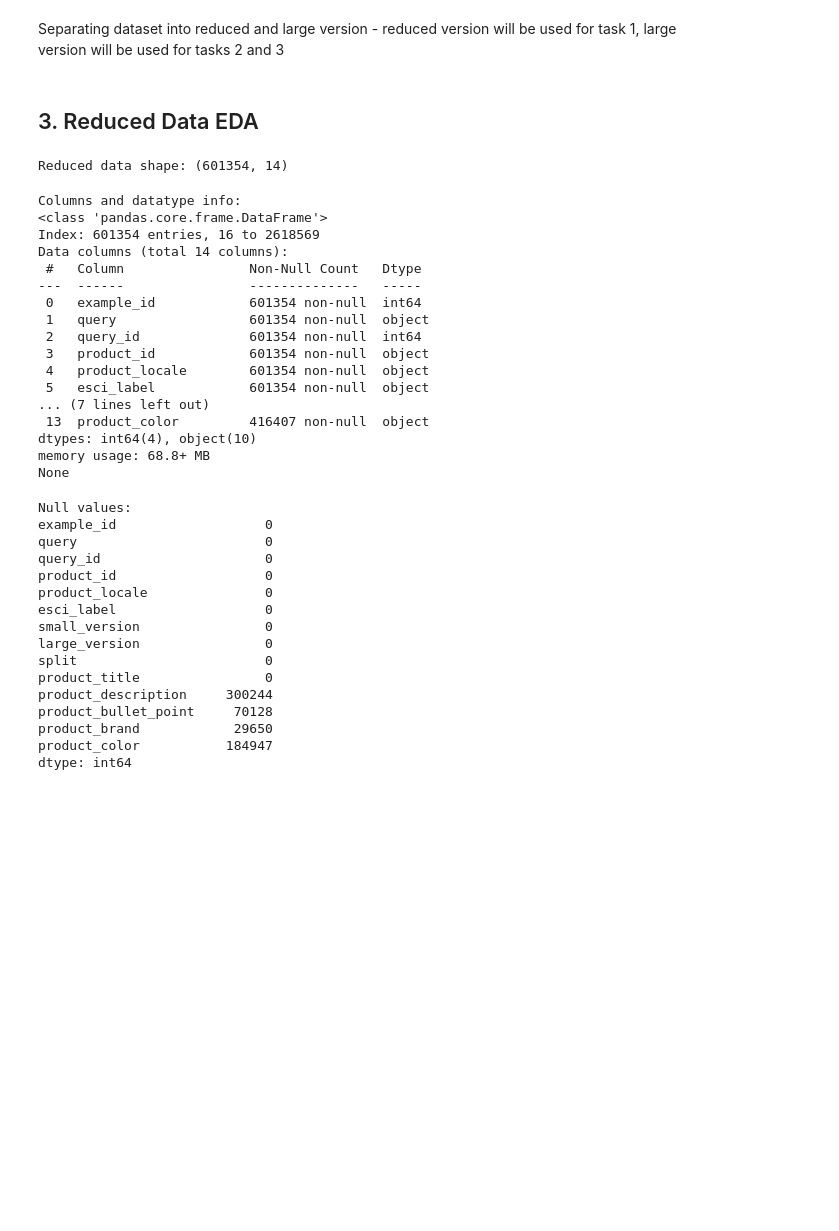
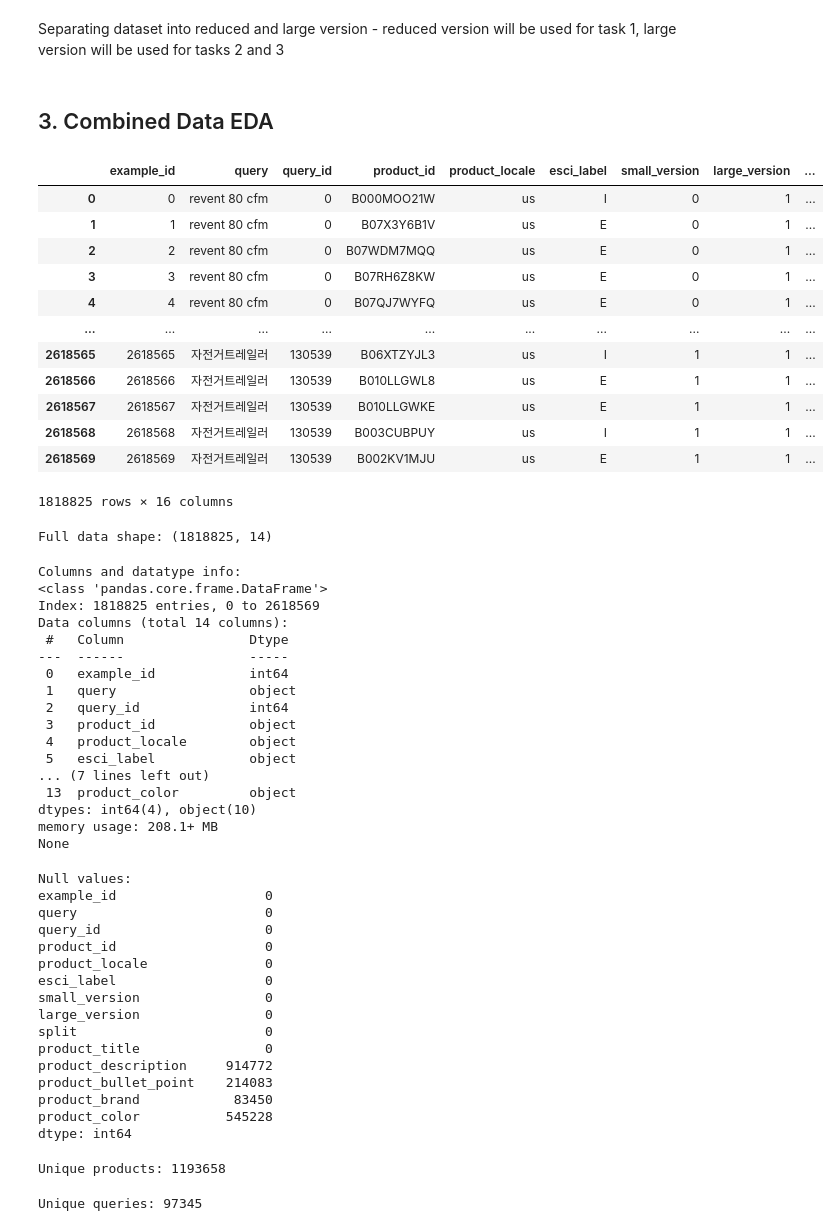
Before and after one commit to sarahlawlis/esci-shopping-queries, a Jupyter notebook: eda/eda.ipynb, the cells around one changed output. Drawn from its saved outputs; the diff is of its cells as text; code cells hidden in the pictures; blank space fills up the shorter version.

```diff
--- a/eda/eda.ipynb
+++ b/eda/eda.ipynb
@@ -31,34 +33,50 @@ Separating dataset into reduced and large version - reduced version will be used
 reduced = examples_products[examples_products['small_version'] == 1]
 large = examples_products[examples_products['large_version'] == 1]
 # %% [markdown]
-## 3. Reduced Data EDA
+## 3. Combined Data EDA
+# %%
+examples_products
+# %% [output]
+|  | example_id | query | query_id | product_id | product_locale | esci_label | small_version | large_version | ... |
+| 0 | 0 | revent 80 cfm | 0 | B000MOO21W | us | I | 0 | 1 | ... |
+| 1 | 1 | revent 80 cfm | 0 | B07X3Y6B1V | us | E | 0 | 1 | ... |
+| 2 | 2 | revent 80 cfm | 0 | B07WDM7MQQ | us | E | 0 | 1 | ... |
+| 3 | 3 | revent 80 cfm | 0 | B07RH6Z8KW | us | E | 0 | 1 | ... |
+| 4 | 4 | revent 80 cfm | 0 | B07QJ7WYFQ | us | E | 0 | 1 | ... |
+| ... | ... | ... | ... | ... | ... | ... | ... | ... | ... |
+| 2618565 | 2618565 | 자전거트레일러 | 130539 | B06XTZYJL3 | us | I | 1 | 1 | ... |
+| 2618566 | 2618566 | 자전거트레일러 | 130539 | B010LLGWL8 | us | E | 1 | 1 | ... |
+| 2618567 | 2618567 | 자전거트레일러 | 130539 | B010LLGWKE | us | E | 1 | 1 | ... |
+| 2618568 | 2618568 | 자전거트레일러 | 130539 | B003CUBPUY | us | I | 1 | 1 | ... |
+| 2618569 | 2618569 | 자전거트레일러 | 130539 | B002KV1MJU | us | E | 1 | 1 | ... |
+1818825 rows × 16 columns
 # %%
-print(f'Reduced data shape: {reduced.shape}')
+print(f'Full data shape: {examples_products.shape}')
 # %% [output]
-Reduced data shape: (601354, 14)
+Full data shape: (1818825, 14)
 # %%
 print('Columns and datatype info:')
-print(reduced.info())
+print(examples_products.info())
 # %% [output]
 Columns and datatype info:
 <class 'pandas.core.frame.DataFrame'>
-Index: 601354 entries, 16 to 2618569
+Index: 1818825 entries, 0 to 2618569
 Data columns (total 14 columns):
- #   Column                Non-Null Count   Dtype
----  ------                --------------   -----
- 0   example_id            601354 non-null  int64
- 1   query                 601354 non-null  object
- 2   query_id              601354 non-null  int64
- 3   product_id            601354 non-null  object
- 4   product_locale        601354 non-null  object
- 5   esci_label            601354 non-null  object
+ #   Column                Dtype
+---  ------                -----
+ 0   example_id            int64
+ 1   query                 object
+ 2   query_id              int64
+ 3   product_id            object
+ 4   product_locale        object
+ 5   esci_label            object
 ... (7 lines left out)
- 13  product_color         416407 non-null  object
+ 13  product_color         object
 dtypes: int64(4), object(10)
-memory usage: 68.8+ MB
+memory usage: 208.1+ MB
 None
 # %%
-print(f'Null values:\n{reduced.isnull().sum()}')
+print(f'Null values:\n{examples_products.isnull().sum()}')
 # %% [output]
 Null values:
 example_id                   0
@@ -71,8 +89,18 @@ small_version                0
 large_version                0
 split                        0
 product_title                0
-product_description     300244
-product_bullet_point     70128
-product_brand            29650
-product_color           184947
+product_description     914772
+product_bullet_point    214083
+product_brand            83450
+product_color           545228
 dtype: int64
+# %%
+unique_products = examples_products['product_title'].nunique()
+print(f'Unique products: {unique_products}')
+# %% [output]
+Unique products: 1193658
+# %%
+unique_queries = examples_products['query'].nunique()
+print(f'Unique queries: {unique_queries}')
+# %% [output]
+Unique queries: 97345
```
Also changed, not shown: parts of 20 cells of this notebook, 2 other files.
